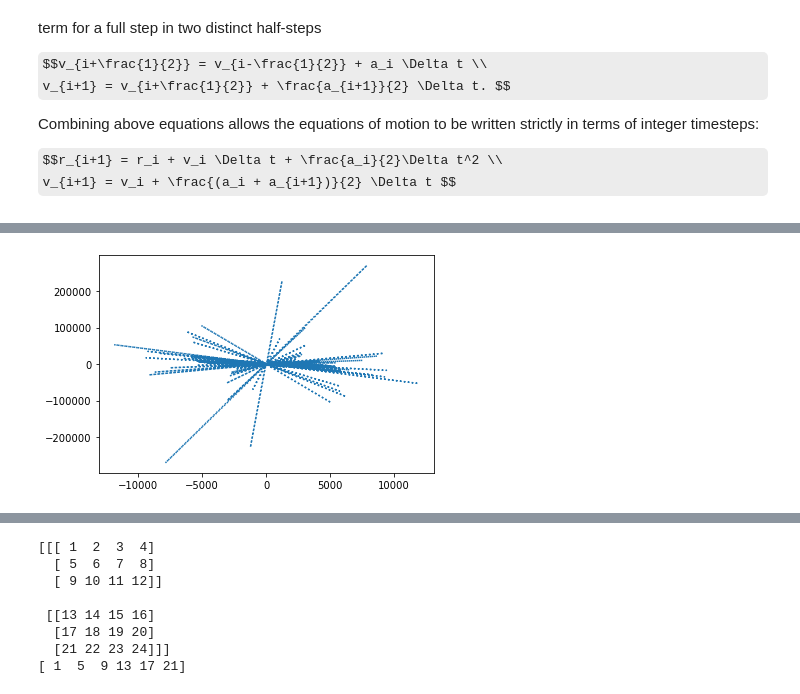
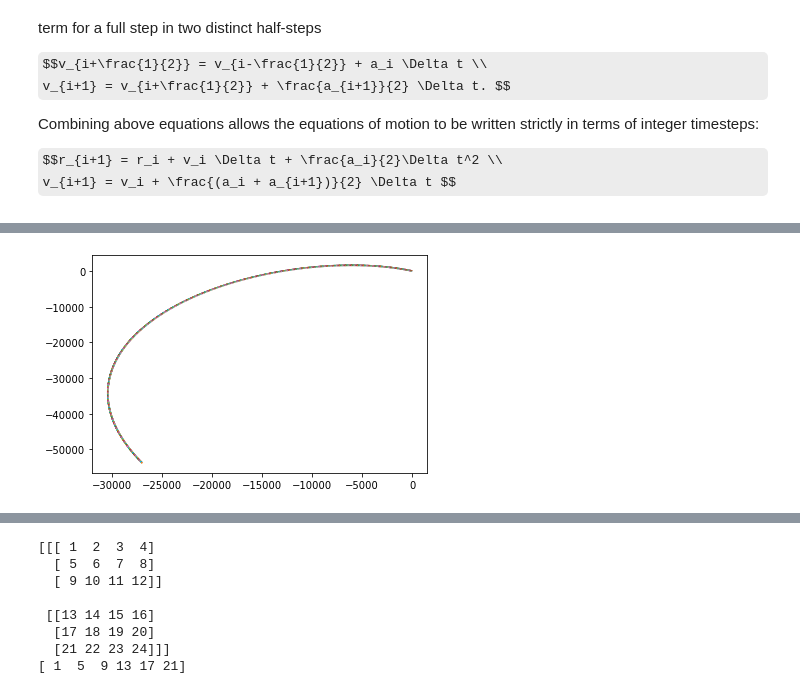
Before and after one commit to q-pratz-chem/Interacting_Galaxies, a Jupyter notebook: three_body.ipynb, the cells around one changed output, grey strips where cells are left out. Drawn from its saved outputs; the diff is of its cells as text; code cells hidden in the pictures; some formulas as TeX source.

Commit message:
updating the formalism for stars

```diff
--- a/three_body.ipynb
+++ b/three_body.ipynb
@@ -246,8 +246,8 @@ mu = m1*m2 / M
 P = np.sqrt((4*np.pi**2*a**3)/(G*M))
 
 # runtime initial conditions
-t0, tmax = 0, 5*P # 5000
-print(f"runtime {tmax:.5} Myr")
+t0, tmax = 0, 800 #5*P # 5000
+print(f"runtime {tmax} Myr")
 h = 1 #1e-3
 
 # define values for p, error calculation
@@ -372,7 +372,7 @@ def test_particles():
 
 
     rings_r = ring_spacing*rmin  # radius of each ring from center of galaxy
-    rings_r += r0 # radius of each ring from COM of two galaxies
+    #rings_r += r0 # radius of each ring from COM of two galaxies
     rings_phi = 2*np.pi / n_particles  # angular position of each particle
 
     particles = np.array([galaxy_coords])
@@ -386,10 +386,10 @@ def test_particles():
         rs = np.ones(n_particles[i]) * rings_r[i]
 
         # convert to cartesian coordinates
-        xs = rs * np.cos(phis)
-        ys = rs * np.sin(phis)
-        vxs = np.zeros(len(xs))
-        vys = np.zeros(len(xs))
+        xs = rs * np.cos(phis) + x1
+        ys = rs * np.sin(phis) + y1
+        vxs = np.zeros(len(xs)) + vx1
+        vys = np.zeros(len(xs)) + vy1
 
         # add row of x, y, vx, vy for each particle in ring
         ring_particles = np.concatenate(np.array([list(zip(xs, ys, vxs, vys))]),axis=0)
@@ -438,7 +442,7 @@ def evolve_disk_galaxy2():
     #ts = np.arange(t0+h, tmax+h, h)
 
     particles = test_particles() # obtain initial position and velocities of stars  around galaxy#1
-
+    plt.scatter(particles[:, 0], particles[:,1])
 
     # Start 3-D array to store [x,y,vx,vy] of stars
     elements = tot_stars* len(ts)*4
@@ -463,32 +467,31 @@ def evolve_disk_galaxy2():
         vxs, vys = vel[0], vel[1]
 
         for step in np.arange(1, len(ts),1):
-            gx1, gy1 = R_galaxy[step-1][0], R_galaxy[step-1][1]
-            gx2, gy2 = R_galaxy[step-1][2], R_galaxy[step-1][3]
-
+            gx1, gy1 = R_galaxy[step][0], R_galaxy[step][1]
+            gx2, gy2 = R_galaxy[step][2], R_galaxy[step][3]
+            vx1, vy1 = V_galaxy[step][0], V_galaxy[step][1]
             #pepare input arrays for acceleration function 'f3'
             r_old = [xs, ys, gx1, gy1, gx2, gy2]
 
-
             # update pos of stars
-            ri = pos + h*vel + 0.5*f3(r_old)*h**2
+            ri = pos + h*vel + 0.5*f3(r_old)*h**2 + np.array([gx1,gy1])
 
             #pepare input arrays for acceleration function 'f3'
             r_new = [ri[0], ri[1], gx1, gy1, gx2, gy2]
 
             # update vel of stars
-            vi = vel + 0.5*h*(f3(r_old) + f3(r_new))
-
+            vi = vel + 0.5*h*(f3(r_old) + f3(r_new)) + np.array([vx1, vy1])
 
             # Add the pos, vel of current time step in 3-D array
             arr_star[k][step] = np.array([ri[0], ri[1], vi[0], vi[1]])
+
 
             # get ready for new time step
             pos = ri
             vel = vi
             xs, ys = pos[0], pos[1]
             vxs, vys = vel[0],vel[1]
-
+    #prin
 
     return arr_star
 # %%
@@ -496,5 +501,5 @@ arr_star = evolve_disk_galaxy2()
 # %%
-X_star = arr_star[:,:,0].reshape(-1)
-Y_star = arr_star[:,:,1].reshape(-1)
-Vx_star = arr_star[:,:,2].reshape(-1)
-Vy_star = arr_star[:,:,3].reshape(-1)
+X_star = arr_star[:,:,0]
+Y_star = arr_star[:,:,1]
+Vx_star = arr_star[:,:,2]
+Vy_star = arr_star[:,:,3]
@@ -501,5 +526,6 @@ Vy_star = arr_star[:,:,3].reshape(-1)
 # %%
-plt.plot(X_star, Y_star, ':')
+plt.plot()
+plt.plot(X_star, Y_star, ":")
 plt.show()
 # %% [output]
-[figure, old version]
+[figure, new version]
```
Also changed, not shown: parts of 8 cells of this notebook.
